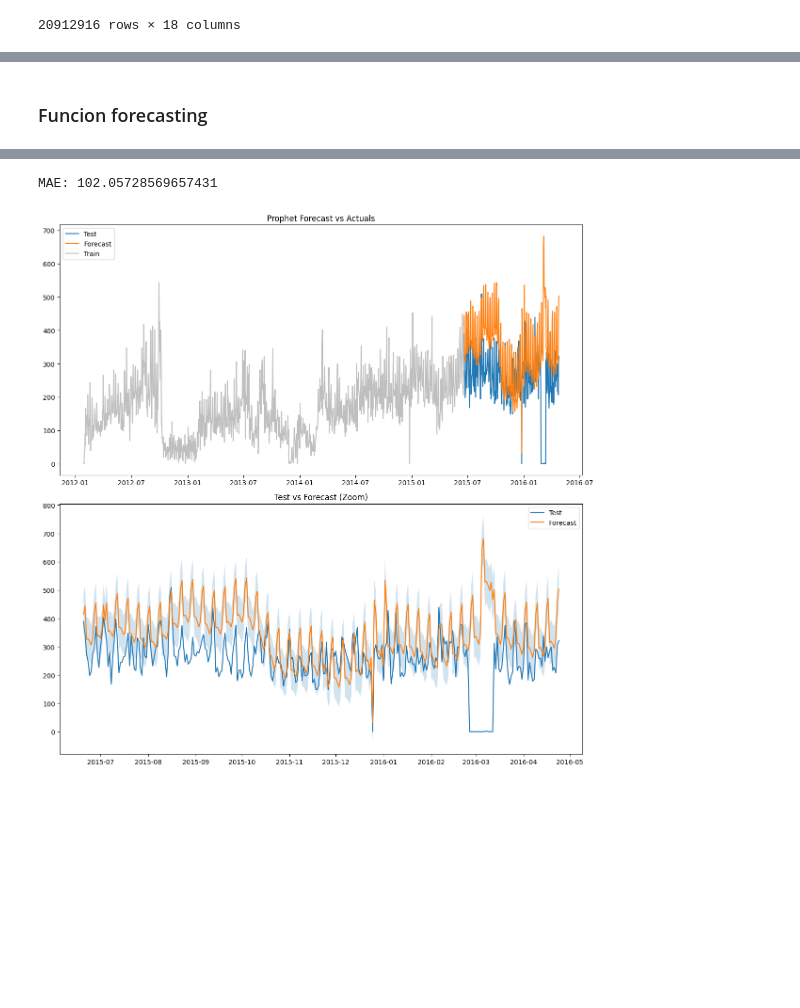
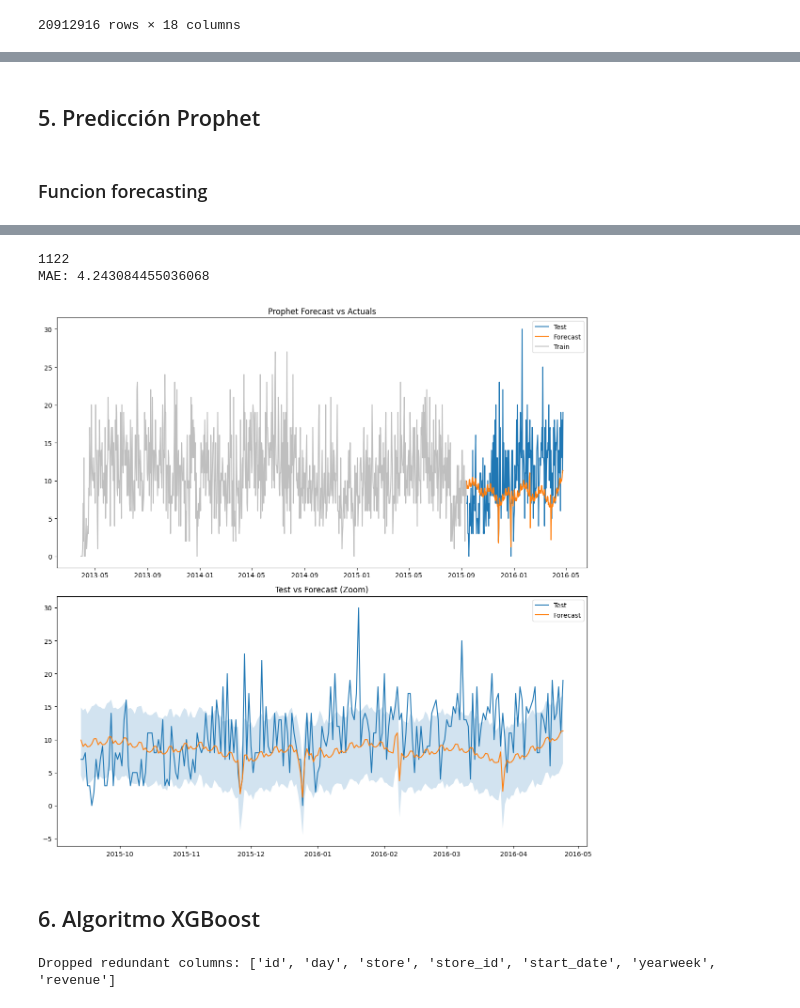
Before and after one commit to Ehunankakoa/nuclio-datascience_AI, a Jupyter notebook: TFM/DSmarket_JMGZ.ipynb, the cells around one changed output, grey strips where cells are left out. Drawn from its saved outputs; the diff is of its cells as text; code cells hidden in the pictures; blank space fills up the shorter version.

```diff
--- a/TFM/DSmarket_JMGZ.ipynb
+++ b/TFM/DSmarket_JMGZ.ipynb
@@ -1122,24 +1131,0 @@ df_dsMarket.loc[df_dsMarket['start_date'] < '2011-02-01']
-# %%
-fig, axes = plt.subplots(2, 1, figsize=(12, 12), sharex=False)
-
-# --- Top plot: Train + Test + Forecast ---
-axes[0].plot(train['date'], train['sales'], label='Train')
-axes[0].plot(test['date'], test['sales'], label='Test')
-axes[0].plot(forecast['ds'], forecast['yhat'], label='Forecast')
-axes[0].set_title('Prophet Forecast vs Actuals')
-axes[0].legend()
-
-# --- Bottom plot: Test + Forecast only ---
-axes[1].plot(test['date'], test['sales'], label='Test')
-axes[1].plot(forecast['ds'], forecast['yhat'], label='Forecast')
-axes[1].set_title('Test vs Forecast (Zoom)')
-axes[1].legend()
-axes[1].fill_between(
-    forecast['ds'],
-    forecast['yhat_lower'],
-    forecast['yhat_upper'],
-    alpha=0.2
-)
-
-plt.tight_layout()
-plt.show()
@@ -1148,3 +1132,5 @@ plt.show()
+# %% [markdown]
+## 5. Predicción Prophet
 # %% [markdown]
 ### Funcion forecasting
 # %%
@@ -1242,5 +1228,5 @@ def plot_item_forecast(item_name):
     plt.tight_layout()
     plt.show()
 # %%
-plot_item_forecast('SUPERMARKET_3_120')
+plot_item_forecast('SUPERMARKET_3_826')
 # %% [output]
@@ -1249,2 +1235,5 @@ plot_item_forecast('SUPERMARKET_3_120')
-MAE: 102.05728569657431
+1122
+MAE: 4.243084455036068
-[figure, old version]
+[figure, new version]
+# %% [markdown]
+## 6. Algoritmo XGBoost
@@ -1250,0 +1270,4 @@ MAE: 102.05728569657431
+# %%
+df_dsMarket_dropped_cols = drop_redundant(df_dsMarket)
+# %% [output]
+Dropped redundant columns: ['id', 'day', 'store', 'store_id', 'start_date', 'yearweek', 'revenue']
```
Also changed, not shown: parts of 20 cells of this notebook.
